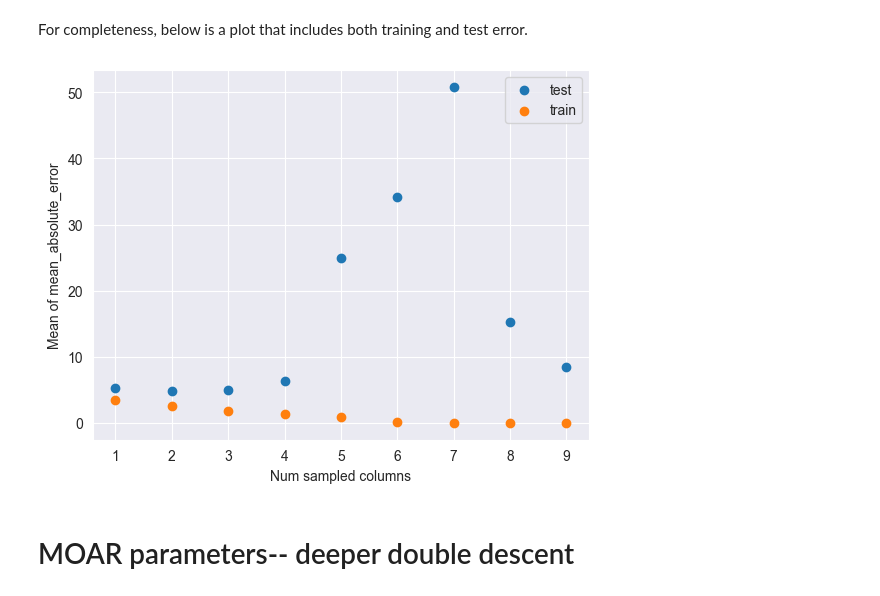
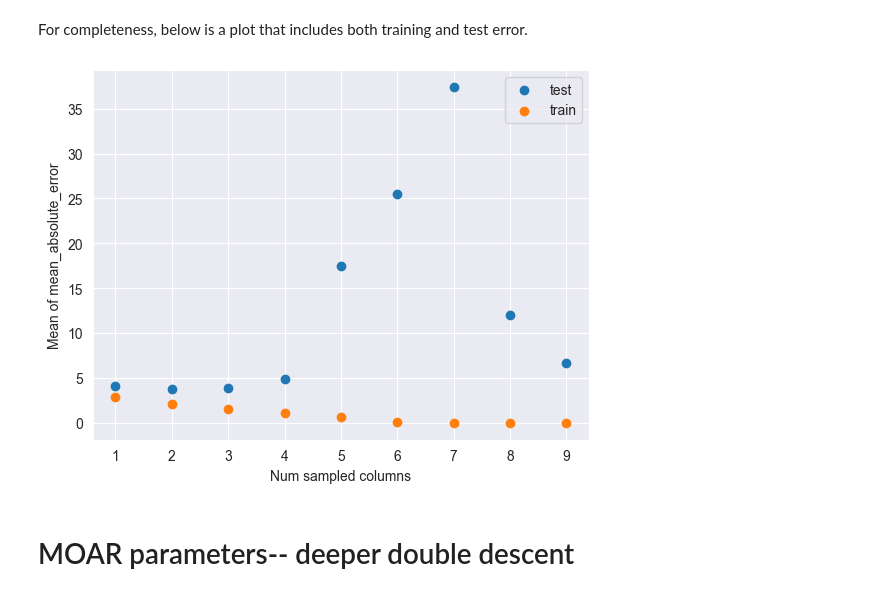
Before and after one commit to jeanimal/double_descent_dar, a Jupyter notebook: double_descent_mtcars_reg.ipynb, the cells around one changed output. Cells and saved outputs as stored; diff of their text form; code cells hidden in the pictures.

```diff
--- a/double_descent_mtcars_reg.ipynb
+++ b/double_descent_mtcars_reg.ipynb
@@ -271,7 +278,7 @@ model = linear_model.LinearRegression(fit_intercept=True)
 # %% [markdown]
 We will look at the train and test error of root mean squared error.
 # %%
-metric = root_mean_squared_error
+metric = mean_absolute_error
 metrics = [
         sample_eval.MetricTuple('train', metric_func=metric, dataset_type=sample_eval.DatasetType.train),
         sample_eval.MetricTuple('test', metric_func=metric, dataset_type=sample_eval.DatasetType.test)
@@ -319,12 +326,12 @@ For completeness, below is a plot that includes both training and test error.
 # %%
 plt.scatter(num_columns_list, np.mean(metric_dict['test'], axis=0), label='test')
 plt.scatter(num_columns_list, np.mean(metric_dict['train'], axis=0), label='train')
 plt.xlabel("Num sampled columns")
-plt.ylabel("Mean of " + my_metric.__name__)
+plt.ylabel("Mean of " + metrics[0].metric_func.__name__)
 plt.legend()
 plt.show()
 # %% [output]
-[figure, old version]
+[figure, new version]
 # %% [markdown]
 # MOAR parameters-- deeper double descent
 # %% [markdown]
```
Also changed, not shown: parts of 18 cells of this notebook.
